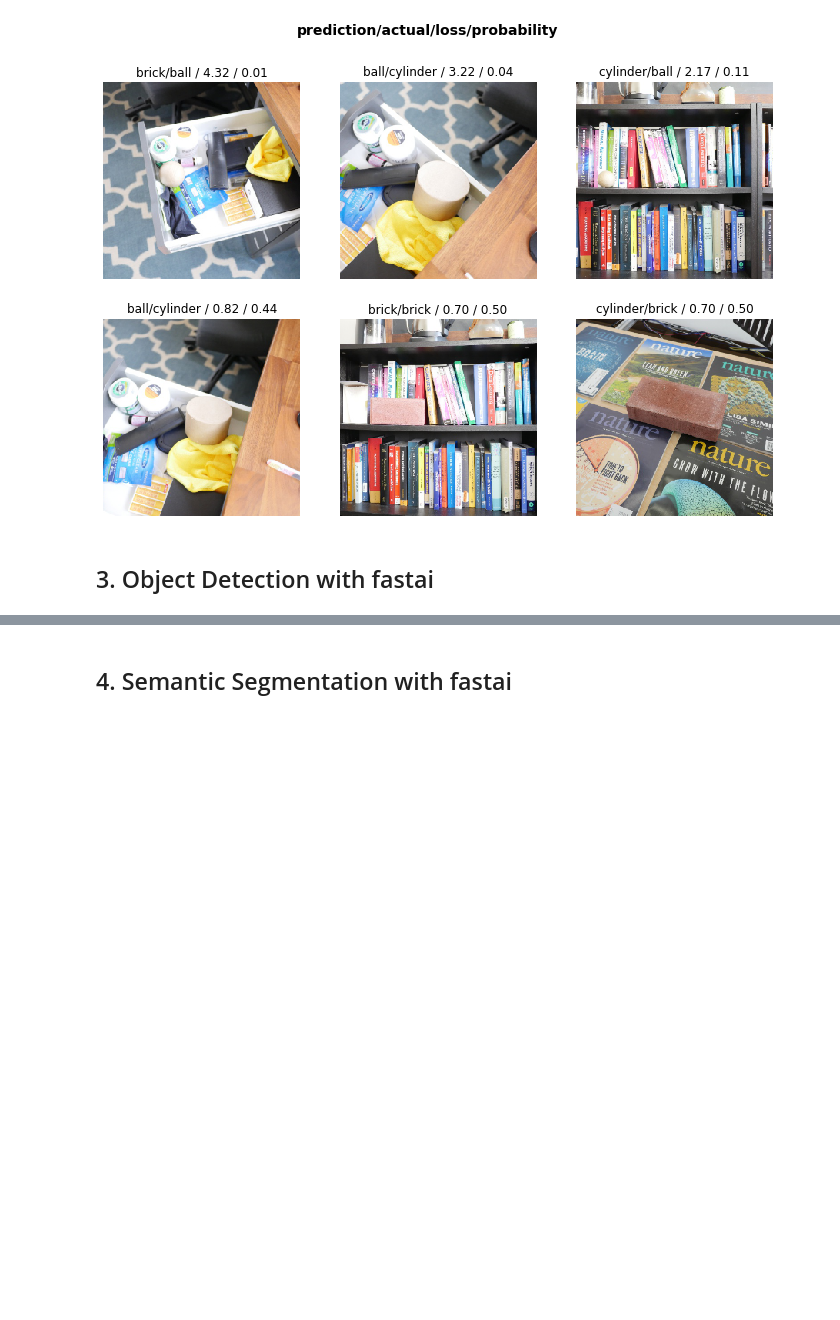
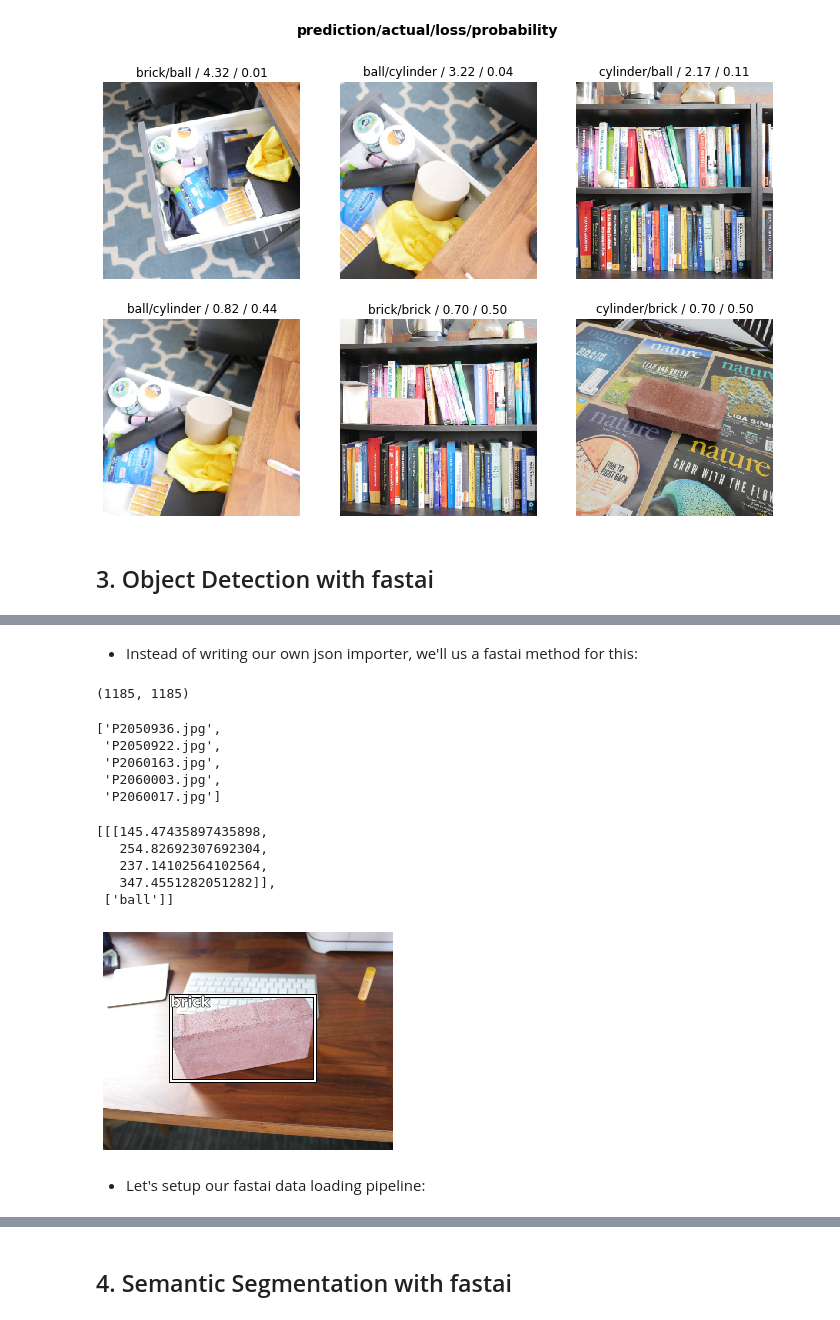
Before and after one commit to unccv/deep_learning_for_computer_vision, a Jupyter notebook: notebooks/Get Results Fast with fastai.ipynb, the cells around one changed output, grey strips where cells are left out. Saved outputs shown, nothing was run; the diff lists cells and outputs as text; code cells hidden in the pictures; blank space fills up the shorter version.

```diff
--- a/notebooks/Get Results Fast with fastai.ipynb
+++ b/notebooks/Get Results Fast with fastai.ipynb
@@ -165,0 +180,2 @@ interp.plot_top_losses(k=6, figsize=(12, 8))
+# %%
+path=Path('../data/bbc_train')
@@ -165,0 +200,33 @@ interp.plot_top_losses(k=6, figsize=(12, 8))
+# %% [markdown]
+- Instead of writing our own json importer, we'll us a fastai method for this:
+# %%
+images, lbl_bbox = get_annotations(path/'bboxes.json')
+# %%
+len(images), len(lbl_bbox)
+# %% [output]
+(1185, 1185)
+# %%
+images[:5]
+# %% [output]
+['P2050936.jpg',
+ 'P2050922.jpg',
+ 'P2060163.jpg',
+ 'P2060003.jpg',
+ 'P2060017.jpg']
+# %%
+lbl_bbox[0]
+# %% [output]
+[[[145.47435897435898,
+   254.82692307692304,
+   237.14102564102564,
+   347.4551282051282]],
+ ['ball']]
+# %%
+i=2
+img = open_image(path/'images'/images[i])
+bbox = ImageBBox.create(*img.size, lbl_bbox[i][0], [0], classes=lbl_bbox[i][1])
+img.show(figsize=(6,4), y=bbox)
+# %% [output]
+[figure, added]
+# %% [markdown]
+- Let's setup our fastai data loading pipeline:
```
Also changed, not shown: parts of 13 cells of this notebook, 1 other file.
